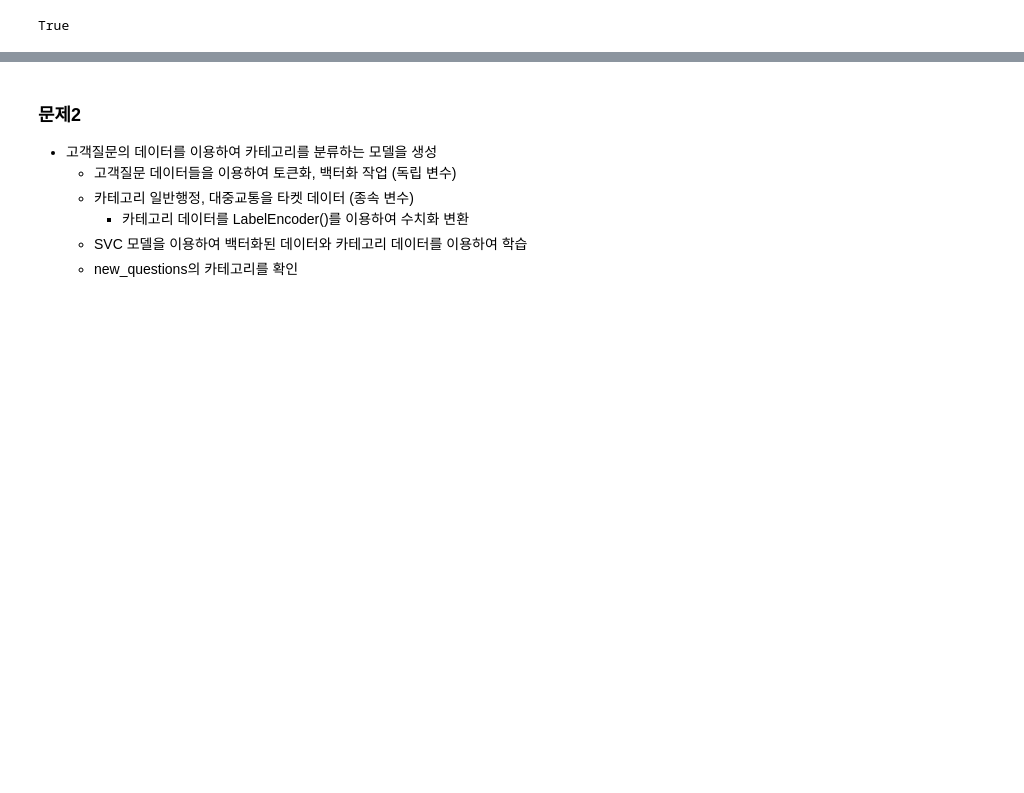
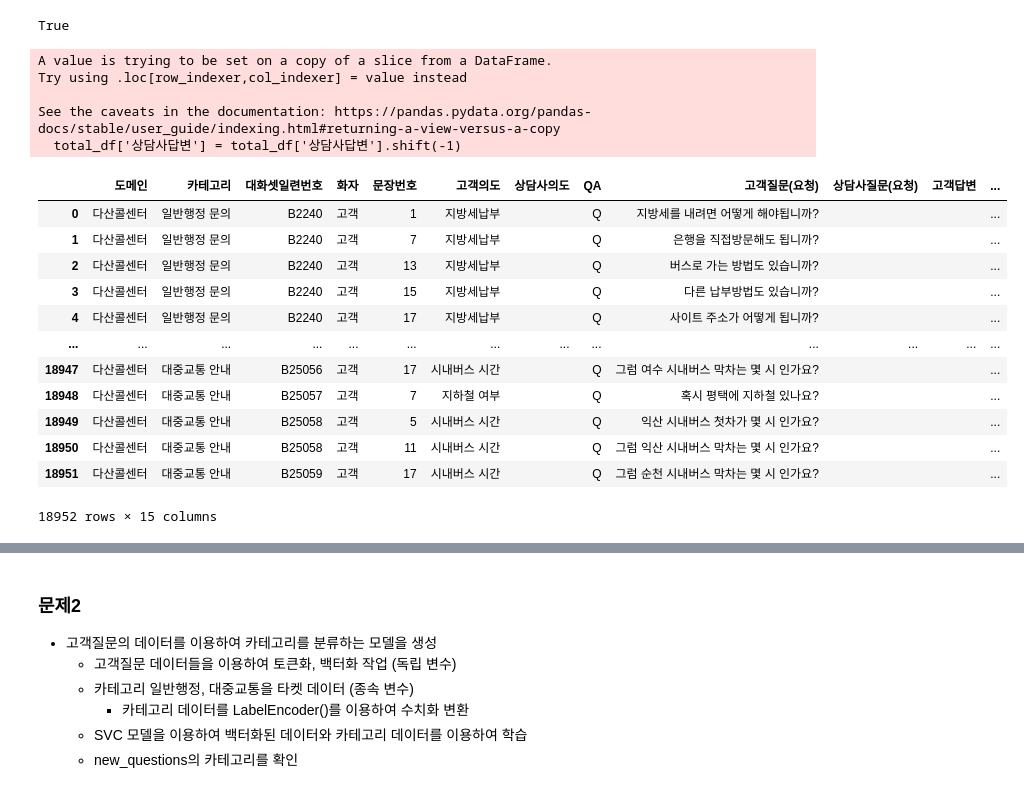
Before and after one commit to JungHyun7/multicam, a Jupyter notebook: 20251023/03_exam.ipynb, the cells around one changed output, grey strips where cells are left out. Saved outputs shown, nothing was run; the diff lists cells and outputs as text; code cells hidden in the pictures; blank space fills up the shorter version.

```diff
--- a/20251023/03_exam.ipynb
+++ b/20251023/03_exam.ipynb
@@ -92,6 +92,43 @@ df3 = pd.concat([df, df2], ignore_index=True)
 len(df3) == len(df) + len(df2)
 # %% [output]
 True
+# %%
+df4 = df3.map(
+    lambda x : str(x).strip()
+)
+# %%
+flag1 = (df4['고객질문(요청)'] != '') & \
+    (df4['상담사답변'].shift(-1) != '')
+
+flag2 = (df4['상담사답변'] != '') & \
+        (df4['고객질문(요청)'].shift(1) != ''  )
+
+total_df = df4.loc[flag1 | flag2,]
+total_df['상담사답변'] = total_df['상담사답변'].shift(-1)
+total_df = total_df.loc[
+    total_df['고객질문(요청)'] != ''
+]
+total_df = total_df.drop_duplicates('고객질문(요청)').reset_index(drop=True)
+total_df
+# %% [output]
+A value is trying to be set on a copy of a slice from a DataFrame.
+Try using .loc[row_indexer,col_indexer] = value instead
+
+See the caveats in the documentation: https://pandas.pydata.org/pandas-docs/stable/user_guide/indexing.html#returning-a-view-versus-a-copy
+  total_df['상담사답변'] = total_df['상담사답변'].shift(-1)
+|  | 도메인 | 카테고리 | 대화셋일련번호 | 화자 | 문장번호 | 고객의도 | 상담사의도 | QA | 고객질문(요청) | 상담사질문(요청) | 고객답변 | ... |
+| 0 | 다산콜센터 | 일반행정 문의 | B2240 | 고객 | 1 | 지방세납부 |  | Q | 지방세를 내려면 어떻게 해야됩니까? |  |  | ... |
+| 1 | 다산콜센터 | 일반행정 문의 | B2240 | 고객 | 7 | 지방세납부 |  | Q | 은행을 직접방문해도 됩니까? |  |  | ... |
+| 2 | 다산콜센터 | 일반행정 문의 | B2240 | 고객 | 13 | 지방세납부 |  | Q | 버스로 가는 방법도 있습니까? |  |  | ... |
+| 3 | 다산콜센터 | 일반행정 문의 | B2240 | 고객 | 15 | 지방세납부 |  | Q | 다른 납부방법도 있습니까? |  |  | ... |
+| 4 | 다산콜센터 | 일반행정 문의 | B2240 | 고객 | 17 | 지방세납부 |  | Q | 사이트 주소가 어떻게 됩니까? |  |  | ... |
+| ... | ... | ... | ... | ... | ... | ... | ... | ... | ... | ... | ... | ... |
+| 18947 | 다산콜센터 | 대중교통 안내 | B25056 | 고객 | 17 | 시내버스 시간 |  | Q | 그럼 여수 시내버스 막차는 몇 시 인가요? |  |  | ... |
+| 18948 | 다산콜센터 | 대중교통 안내 | B25057 | 고객 | 7 | 지하철 여부 |  | Q | 혹시 평택에 지하철 있나요? |  |  | ... |
+| 18949 | 다산콜센터 | 대중교통 안내 | B25058 | 고객 | 5 | 시내버스 시간 |  | Q | 익산 시내버스 첫차가 몇 시 인가요? |  |  | ... |
+| 18950 | 다산콜센터 | 대중교통 안내 | B25058 | 고객 | 11 | 시내버스 시간 |  | Q | 그럼 익산 시내버스 막차는 몇 시 인가요? |  |  | ... |
+| 18951 | 다산콜센터 | 대중교통 안내 | B25059 | 고객 | 17 | 시내버스 시간 |  | Q | 그럼 순천 시내버스 막차는 몇 시 인가요? |  |  | ... |
+18952 rows × 15 columns
 # %%
 QnA = []
 
```
Also changed, not shown: parts of 17 cells of this notebook.
